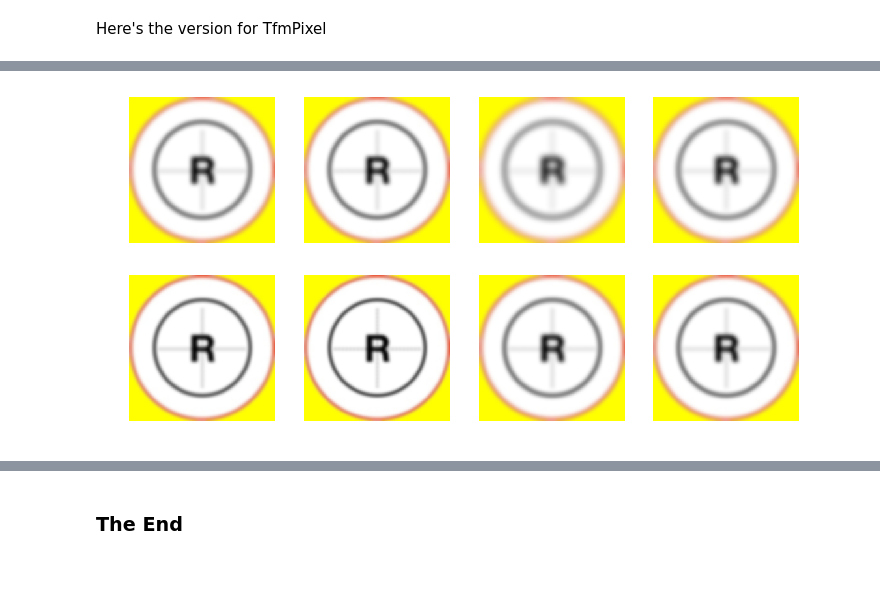
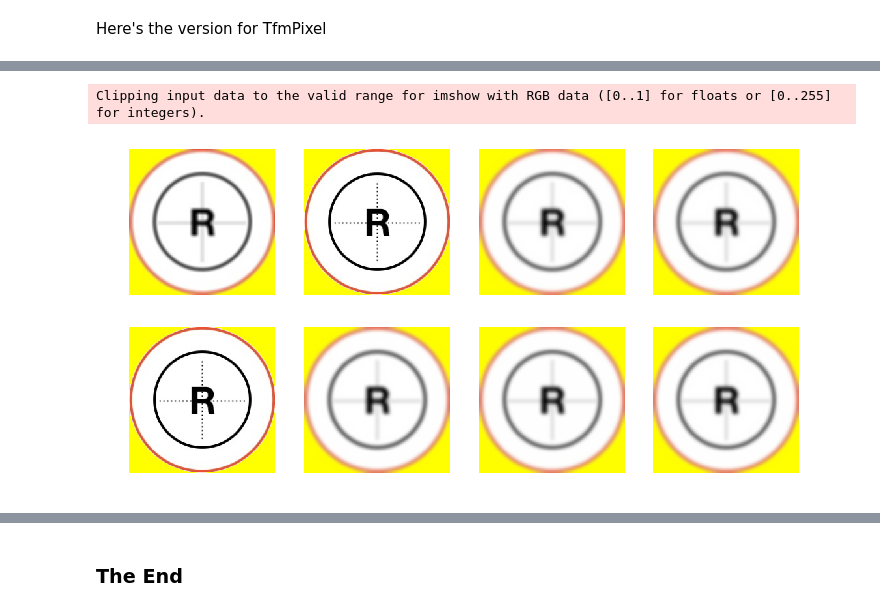
Before and after one commit to kechan/FastaiPlayground, a Jupyter notebook: Quick Tour of Data Augmentation.ipynb, the cells around one changed output, grey strips where cells are left out. Drawn from its saved outputs; the diff is of its cells as text; code cells hidden in the pictures; blank space fills up the shorter version.

Commit message:
Use torch.conv2d for blur and minor typo

```diff
--- a/Quick Tour of Data Augmentation.ipynb
+++ b/Quick Tour of Data Augmentation.ipynb
@@ -381,10 +399,48 @@ gaussian_blur = TfmPixel(_gaussian_blur)
+# %%
+def gaussian_kernel(size, sigma=2., dim=2, channels=3):
+    # The gaussian kernel is the product of the gaussian function of each dimension.
+    # kernel_size should be an odd number.
+
+    kernel_size = 2*size + 1
+
+    kernel_size = [kernel_size] * dim
+    sigma = [sigma] * dim
+    kernel = 1
+    meshgrids = torch.meshgrid([torch.arange(size, dtype=torch.float32) for size in kernel_size])
+
+    for size, std, mgrid in zip(kernel_size, sigma, meshgrids):
+        mean = (size - 1) / 2
+        kernel *= 1 / (std * math.sqrt(2 * math.pi)) * torch.exp(-((mgrid - mean) / (2 * std)) ** 2)
+
+    # Make sure sum of values in gaussian kernel equals 1.
+    kernel = kernel / torch.sum(kernel)
+
+    # Reshape to depthwise convolutional weight
+    kernel = kernel.view(1, 1, *kernel.size())
+    kernel = kernel.repeat(channels, *[1] * (kernel.dim() - 1))
+
+    return kernel
+# %%
+def _gaussian_blur(x, size:uniform_int):
+    kernel = gaussian_kernel(size=size)
+    kernel_size = 2*size + 1
+
+    x = x[None,...]
+    padding = int((kernel_size - 1) / 2)
+    x = F.pad(x, (padding, padding, padding, padding), mode='reflect')
+    x = torch.squeeze(F.conv2d(x, kernel, groups=3))
+
+    return x
+
+gaussian_blur = TfmPixel(_gaussian_blur)
 # %%
-tfms = [gaussian_blur(radius=(0.5, 5.0))]
+tfms = [gaussian_blur(size=(1, 10), p=0.9)]
 [get_sample_image().apply_tfms(tfms, size=224, padding_mode='zeros').show(ax=ax)
  for i, ax in enumerate(plt.subplots(rows, cols, figsize = (width, height))[1].flatten())
 ];
 # %% [output]
+Clipping input data to the valid range for imshow with RGB data ([0..1] for floats or [0..255] for integers).
-[figure, old version]
+[figure, new version]
 # %%
 # test this out with data bunch
 ds_tfms = get_transforms()   # get the default again, ds_tfms is a tuple. First item is for train, 2nd for validation
```
Also changed, not shown: parts of 24 cells of this notebook.
